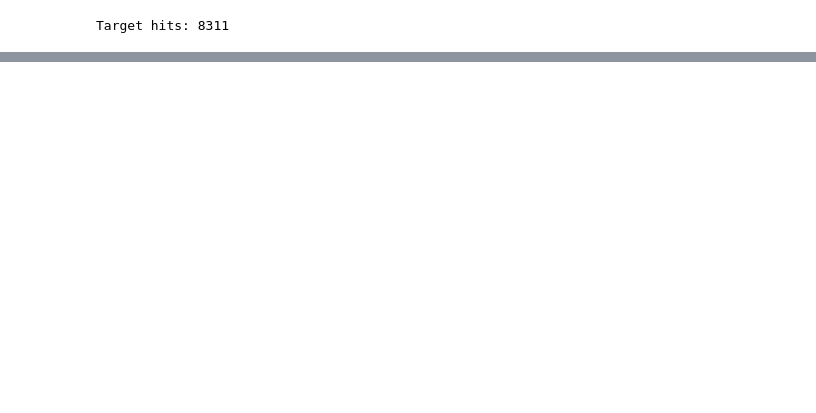
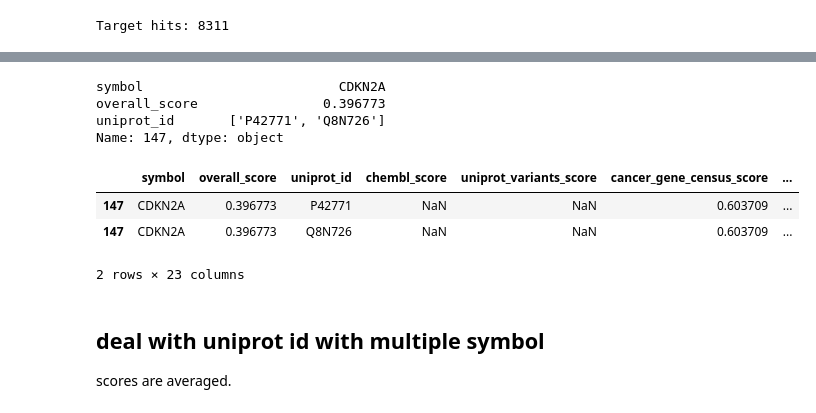
Before and after one commit to martina-occhetta/AIDD_group-project, a Jupyter notebook: OT_disease_to_target/get_data_from_opentarget_using_api.ipynb, the cells around one changed output, grey strips where cells are left out. Cells and saved outputs as stored; diff of their text form; code cells hidden in the pictures; blank space fills up the shorter version.

```diff
--- a/OT_disease_to_target/get_data_from_opentarget_using_api.ipynb
+++ b/OT_disease_to_target/get_data_from_opentarget_using_api.ipynb
@@ -93,0 +149,17 @@ targets_df.to_csv('target_associated_with_AML.csv', index=False)
+# %%
+targets_df.iloc[147][['symbol', 'overall_score', 'uniprot_id']]
+# %% [output]
+symbol                         CDKN2A
+overall_score                0.396773
+uniprot_id       ['P42771', 'Q8N726']
+Name: 147, dtype: object
+# %%
+targets_df_expand[targets_df_expand['symbol'] == 'CDKN2A']
+# %% [output]
+|  | symbol | overall_score | uniprot_id | chembl_score | uniprot_variants_score | cancer_gene_census_score | ... |
+| 147 | CDKN2A | 0.396773 | P42771 | NaN | NaN | 0.603709 | ... |
+| 147 | CDKN2A | 0.396773 | Q8N726 | NaN | NaN | 0.603709 | ... |
+2 rows × 23 columns
+# %% [markdown]
+## deal with uniprot id with multiple symbol
+scores are averaged.
```
Also changed, not shown: parts of 15 cells of this notebook, 4 other files.
